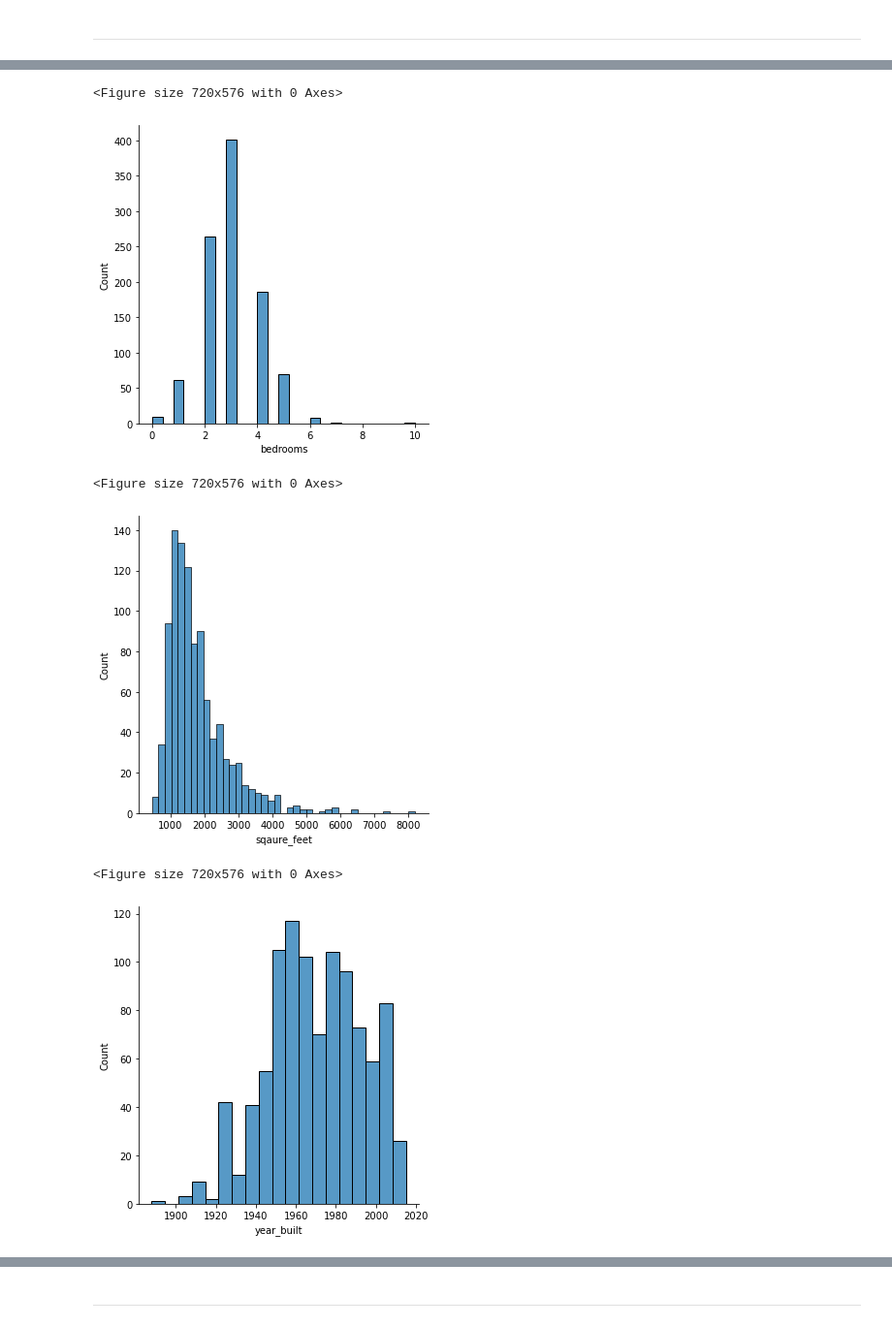
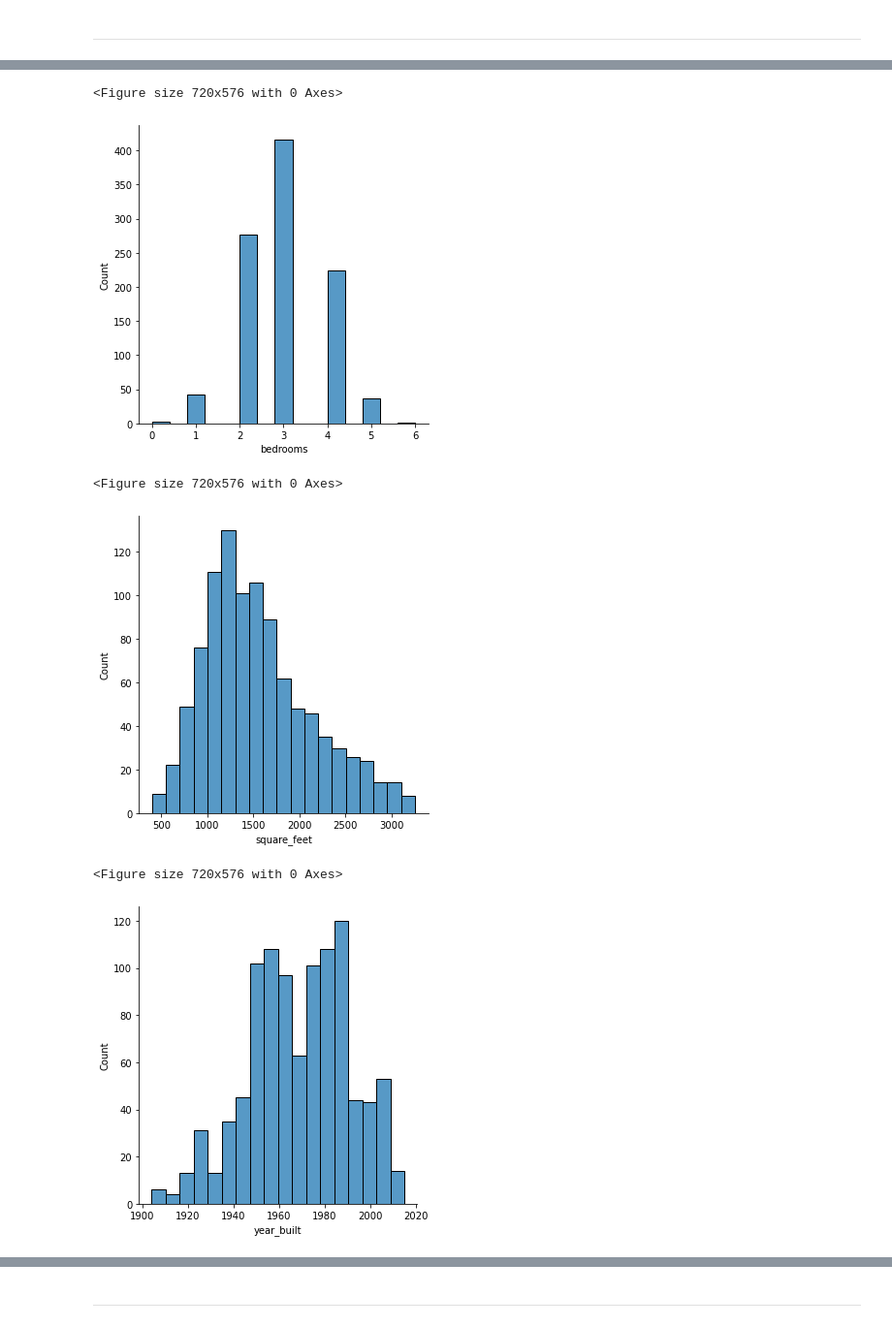
Before and after one commit to DeangeloBowen1/clustering-project, a Jupyter notebook: explore.ipynb, the cells around one changed output, grey strips where cells are left out. Shown at 97% size. Drawn from its saved outputs; the diff is of its cells as text; code cells hidden in the pictures.

```diff
--- a/explore.ipynb
+++ b/explore.ipynb
@@ -20,0 +28,4 @@ import wrangle as wr
+# %%
+zillow = wr.acquire()
+zillow = wr.get_single_unit_homes(zillow)
+zillow = wr.handle_missing_values(zillow)
@@ -20,0 +62,5 @@ import wrangle as wr
+# %%
+columns = zillow.columns
+for col in columns:
+    plt.figure(figsize=(10,8))
+    sns.displot(data=zillow.sample(1000), x=col)
@@ -84,6 +141,10 @@ To answer these questions, I will make a dataframe from train that only contains
 # %%
 # select columns for that may be able to answer these specific
 # set of questions
-logerror_df = train[['parcelid','logerror', 'bathroomcnt',
+cols = ['parcelid','logerror', 'bathroomcnt',
                      'bedroomcnt', 'calculatedfinishedsquarefeet',
-                     'fips', 'yearbuilt', 'propertylandusedesc']]
+                     'fips', 'yearbuilt', 'propertylandusedesc']
+
+train = train[cols]
+validate = validate[cols]
+test = test[cols]
@@ -130,9 +219,9 @@ logerror_df.head()
 # %%
-columns = ['bathrooms','bedrooms', 'sqaure_feet', 'year_built',
+columns = ['bathrooms','bedrooms', 'square_feet', 'year_built',
            'property_type', 'county' ]
 
 for col in columns:
     plt.figure(figsize=(10,8))
-    sns.displot(data=logerror_df.sample(1000), x=col)
+    sns.displot(data=train.sample(1000), x=col)
 # %% [output]
 <Figure size 720x576 with 0 Axes>
@@ -140,7 +229,7 @@ for col in columns:
 <Figure size 720x576 with 0 Axes>
-[figure, old version]
+[figure, new version]
 <Figure size 720x576 with 0 Axes>
-[figure, old version]
+[figure, new version]
 <Figure size 720x576 with 0 Axes>
-[figure, old version]
+[figure, new version]
 <Figure size 720x576 with 0 Axes>
```
Also changed, not shown: parts of 103 cells of this notebook, 4 other files.
